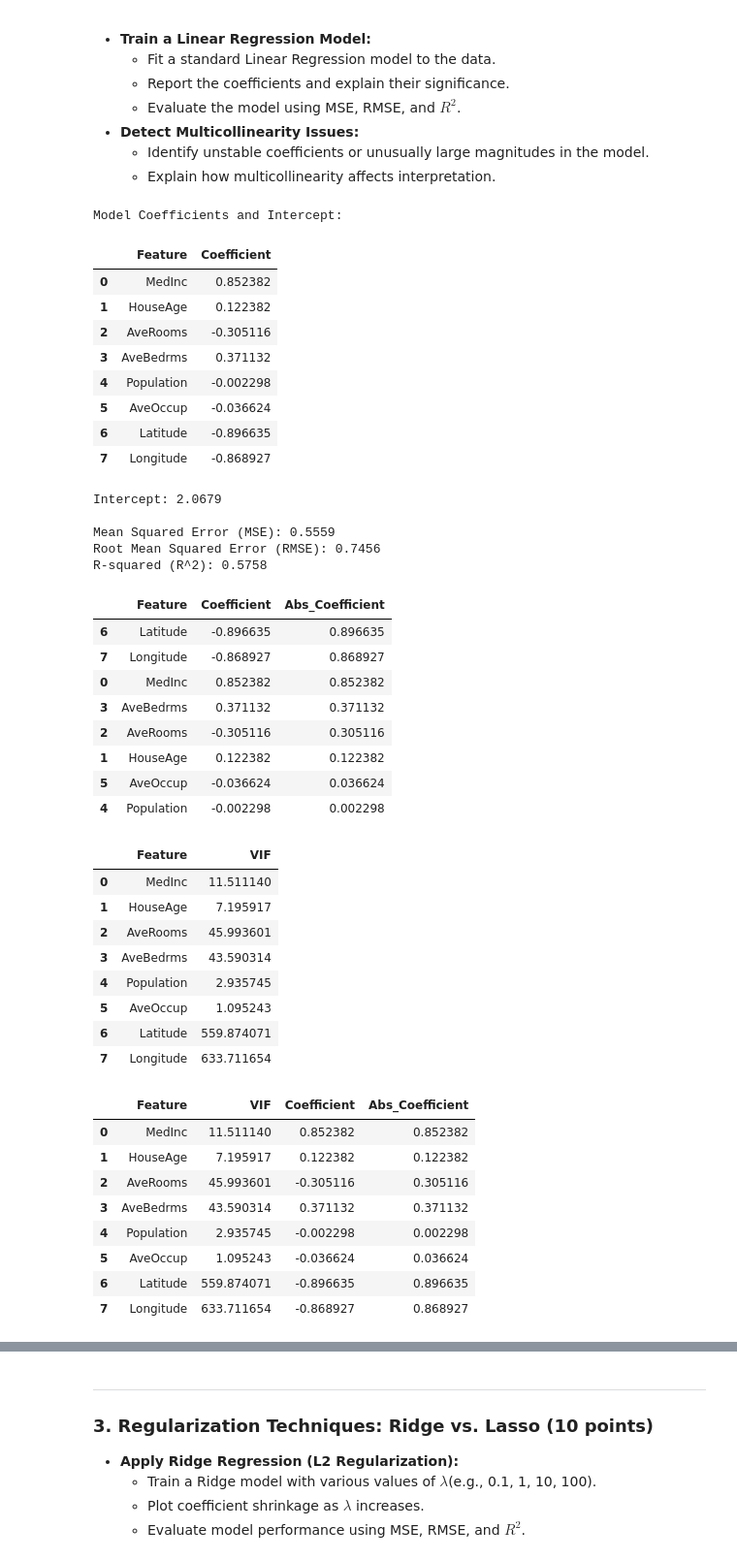
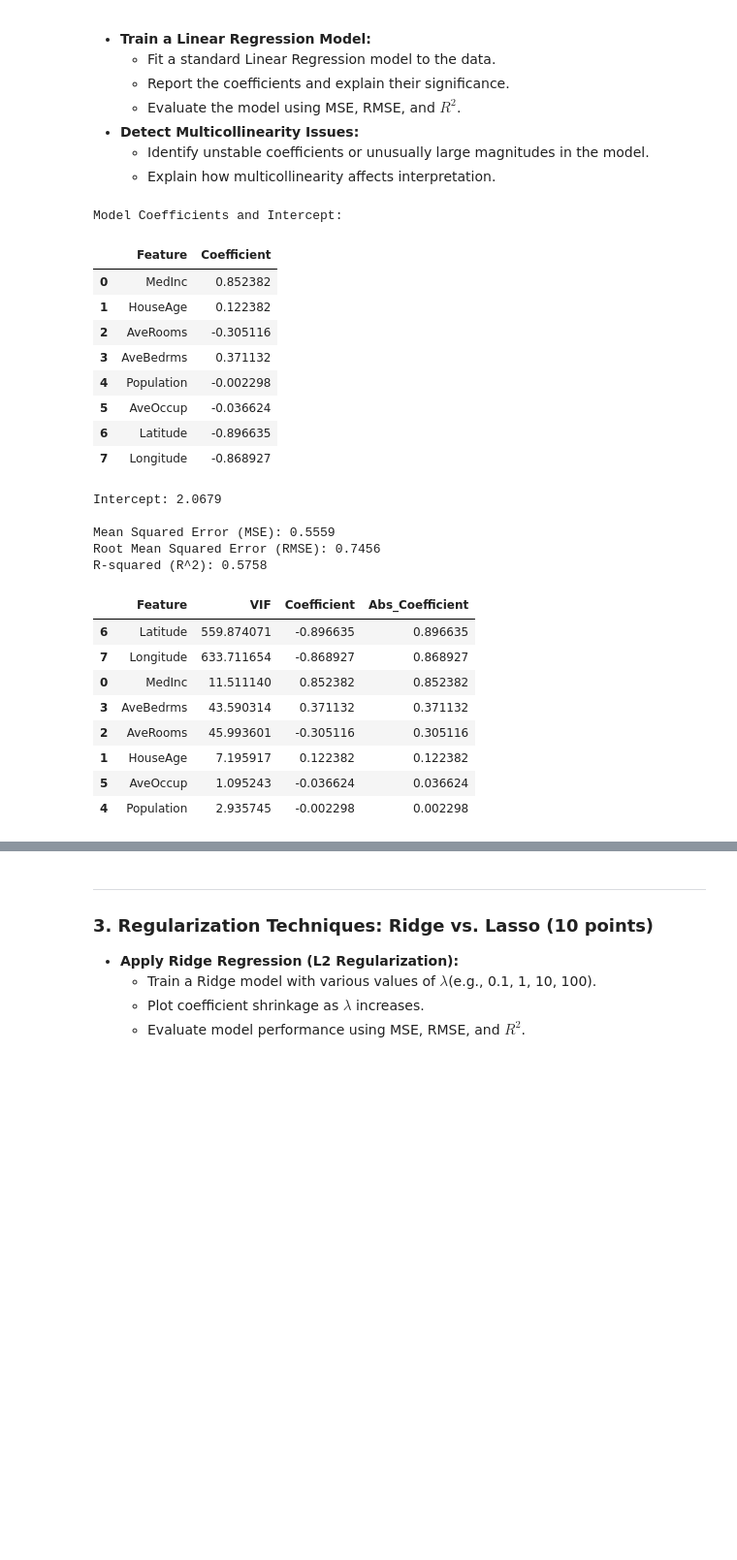
Before and after one commit to slomuscio/EN.685.621, a Jupyter notebook: homework_3/HW3 SP25.ipynb, the cells around one changed output, grey strips where cells are left out. Shown at 97% size. Saved outputs shown, nothing was run; the diff lists cells and outputs as text; code cells hidden in the pictures; blank space fills up the shorter version.

```diff
--- a/homework_3/HW3 SP25.ipynb
+++ b/homework_3/HW3 SP25.ipynb
@@ -125,64 +151,43 @@ intercept = print(f"Intercept: {model.intercept_:.4f}\n")
 # Evaluate model with MSE, RMSE, and R2
 y_pred = model.predict(x_test)
 mse = mean_squared_error(y_test, y_pred)
 rmse = np.sqrt(mse)
 r2 = r2_score(y_test, y_pred)
 
 print(f"Mean Squared Error (MSE): {mse:.4f}")
 print(f"Root Mean Squared Error (RMSE): {rmse:.4f}")
 print(f"R-squared (R^2): {r2:.4f}")
 
 # --- Detect Multicollinearity Issues ---
 coefficients['Abs_Coefficient'] = coefficients['Coefficient'].abs()
 unstable_coeffs = coefficients.sort_values(by='Abs_Coefficient', ascending=False)
-display(unstable_coeffs)
+# display(unstable_coeffs)
 
-display(vif_data)
-x = vif_data.merge(coefficients, on='Feature')
-x
-
-# vif_data = vif_data.merge(coefficients, on='Feature')
-# print(vif_data.sort_values(by='VIF', ascending=False))
+# display(vif_data)
+x = vif_data.merge(unstable_coeffs, on='Feature')
+x.sort_values(by='Abs_Coefficient', ascending=False)
 # %% [output]
 Model Coefficients and Intercept:
 |  | Feature | Coefficient |
 | 0 | MedInc | 0.852382 |
 | 1 | HouseAge | 0.122382 |
 | 2 | AveRooms | -0.305116 |
 | 3 | AveBedrms | 0.371132 |
 | 4 | Population | -0.002298 |
 | 5 | AveOccup | -0.036624 |
 | 6 | Latitude | -0.896635 |
 | 7 | Longitude | -0.868927 |
 Intercept: 2.0679
 
 Mean Squared Error (MSE): 0.5559
 Root Mean Squared Error (RMSE): 0.7456
 R-squared (R^2): 0.5758
-|  | Feature | Coefficient | Abs_Coefficient |
-| 6 | Latitude | -0.896635 | 0.896635 |
-| 7 | Longitude | -0.868927 | 0.868927 |
-| 0 | MedInc | 0.852382 | 0.852382 |
-| 3 | AveBedrms | 0.371132 | 0.371132 |
-| 2 | AveRooms | -0.305116 | 0.305116 |
-| 1 | HouseAge | 0.122382 | 0.122382 |
-| 5 | AveOccup | -0.036624 | 0.036624 |
-| 4 | Population | -0.002298 | 0.002298 |
+|  | Feature | VIF | Coefficient | Abs_Coefficient |
+| 6 | Latitude | 559.874071 | -0.896635 | 0.896635 |
+| 7 | Longitude | 633.711654 | -0.868927 | 0.868927 |
+| 0 | MedInc | 11.511140 | 0.852382 | 0.852382 |
+| 3 | AveBedrms | 43.590314 | 0.371132 | 0.371132 |
+| 2 | AveRooms | 45.993601 | -0.305116 | 0.305116 |
+| 1 | HouseAge | 7.195917 | 0.122382 | 0.122382 |
+| 5 | AveOccup | 1.095243 | -0.036624 | 0.036624 |
+| 4 | Population | 2.935745 | -0.002298 | 0.002298 |
-|  | Feature | VIF |
-| 0 | MedInc | 11.511140 |
-| 1 | HouseAge | 7.195917 |
-| 2 | AveRooms | 45.993601 |
-| 3 | AveBedrms | 43.590314 |
-| 4 | Population | 2.935745 |
-| 5 | AveOccup | 1.095243 |
-| 6 | Latitude | 559.874071 |
-| 7 | Longitude | 633.711654 |
-|  | Feature | VIF | Coefficient | Abs_Coefficient |
-| 0 | MedInc | 11.511140 | 0.852382 | 0.852382 |
-| 1 | HouseAge | 7.195917 | 0.122382 | 0.122382 |
-| 2 | AveRooms | 45.993601 | -0.305116 | 0.305116 |
-| 3 | AveBedrms | 43.590314 | 0.371132 | 0.371132 |
-| 4 | Population | 2.935745 | -0.002298 | 0.002298 |
-| 5 | AveOccup | 1.095243 | -0.036624 | 0.036624 |
-| 6 | Latitude | 559.874071 | -0.896635 | 0.896635 |
-| 7 | Longitude | 633.711654 | -0.868927 | 0.868927 |
```
Also changed, not shown: parts of 11 cells of this notebook.
